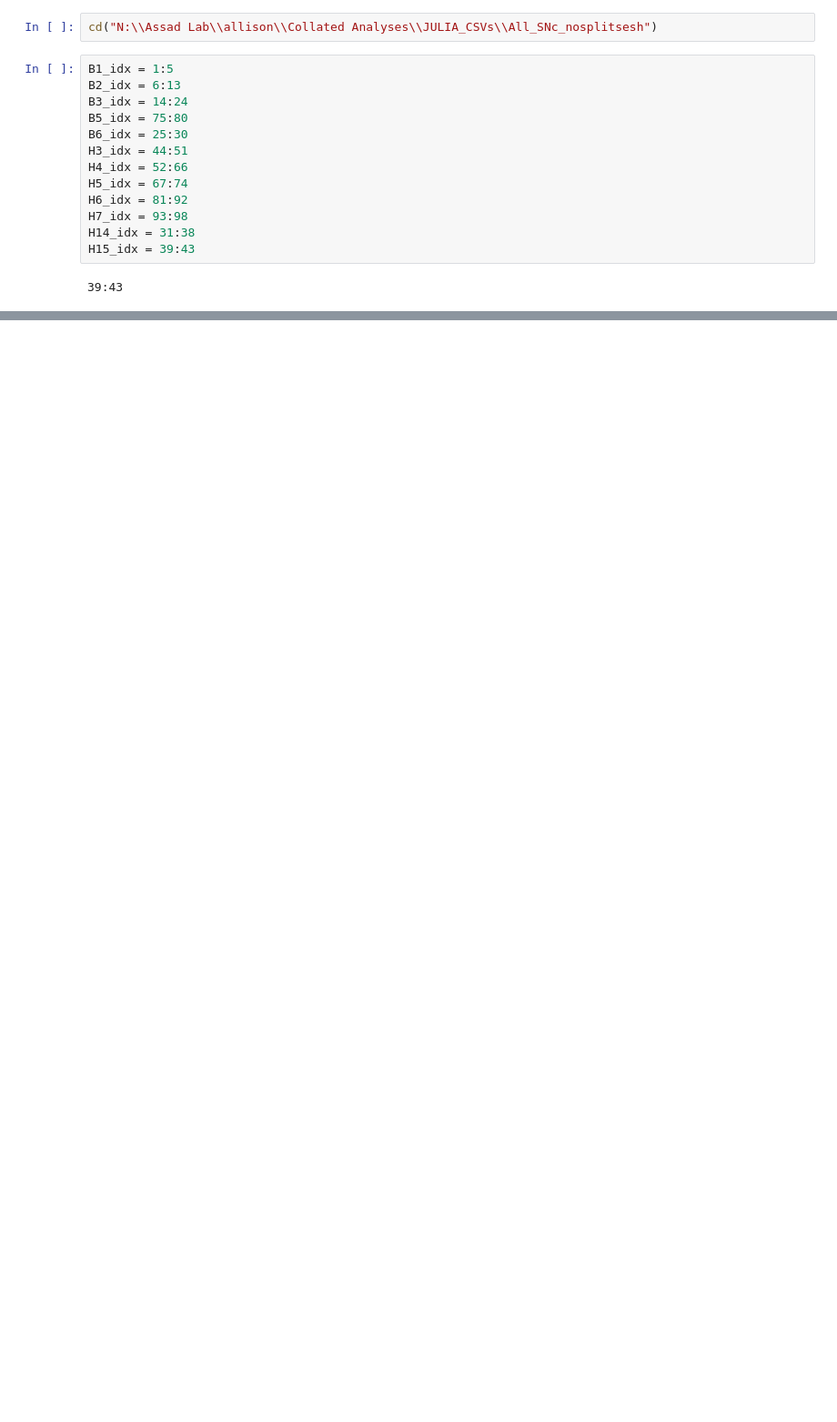
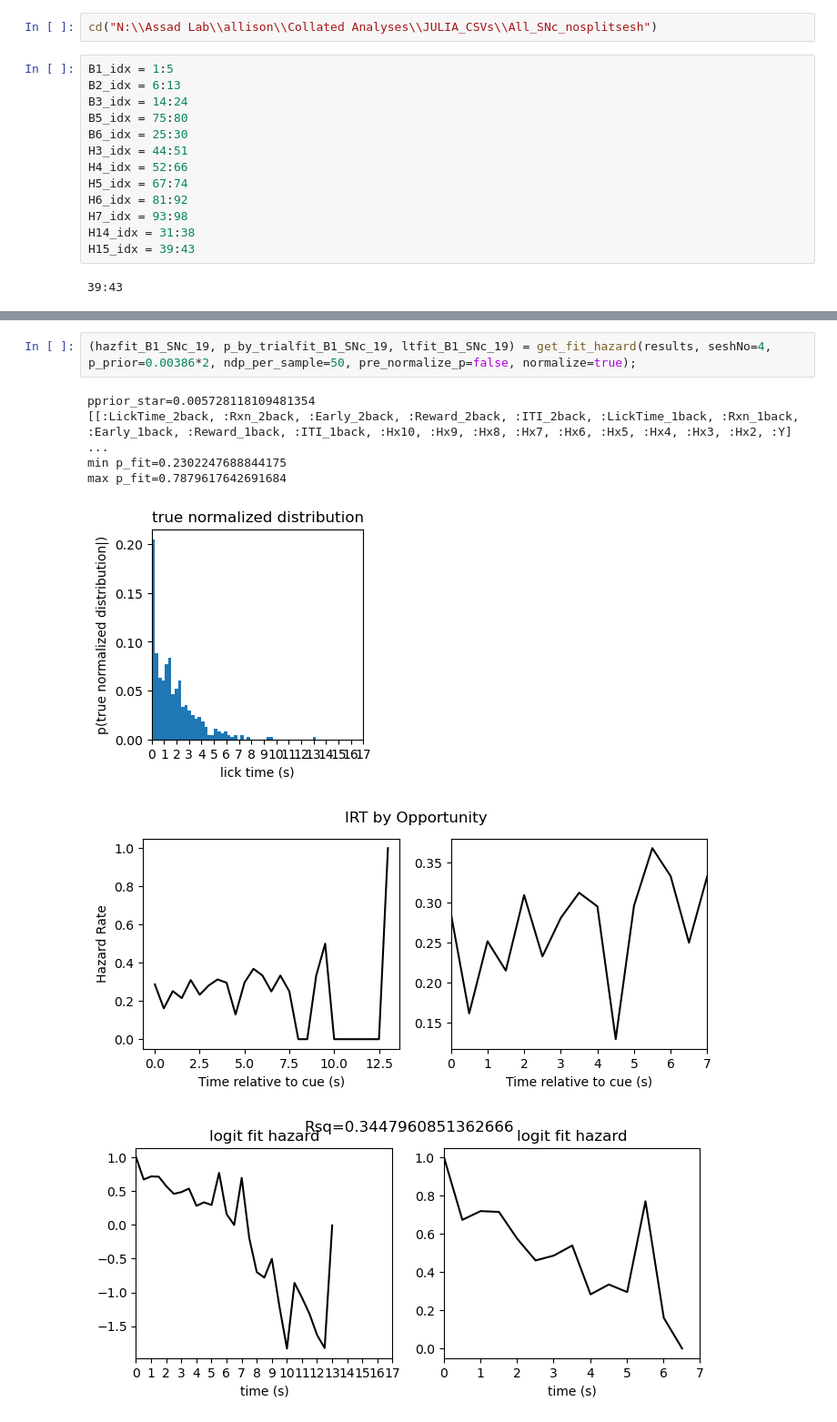
Before and after one commit to harvardschoolofmouse/HSOManalysisPackages, a Jupyter notebook: JuliaLanguage_Hierarchical_Models/2021-2-20 fulllogit and hazard Rig1.ipynb, the cells around one changed output, grey strips where cells are left out. Shown at 91% size. Saved outputs shown, nothing was run; the diff lists cells and outputs as text; blank space fills up the shorter version.

```diff
--- a/JuliaLanguage_Hierarchical_Models/2021-2-20 fulllogit and hazard Rig1.ipynb
+++ b/JuliaLanguage_Hierarchical_Models/2021-2-20 fulllogit and hazard Rig1.ipynb
@@ -51,0 +85,10 @@ Processing B1_SNc_13...(2021-02-20_1610)
+# %%
+(hazfit_B1_SNc_19, p_by_trialfit_B1_SNc_19, ltfit_B1_SNc_19) = get_fit_hazard(results, seshNo=4, p_prior=0.00386*2, ndp_per_sample=50, pre_normalize_p=false, normalize=true);
+# %% [output]
+pprior_star=0.005728118109481354
+[[:LickTime_2back, :Rxn_2back, :Early_2back, :Reward_2back, :ITI_2back, :LickTime_1back, :Rxn_1back, :Early_1back, :Reward_1back, :ITI_1back, :Hx10, :Hx9, :Hx8, :Hx7, :Hx6, :Hx5, :Hx4, :Hx3, :Hx2, :Y] ...
+min p_fit=0.2302247688844175
+max p_fit=0.7879617642691684
+[figure, added]
+[figure, added]
+[figure, added]
```
Also changed, not shown: parts of 24 cells of this notebook, 3 other files.
